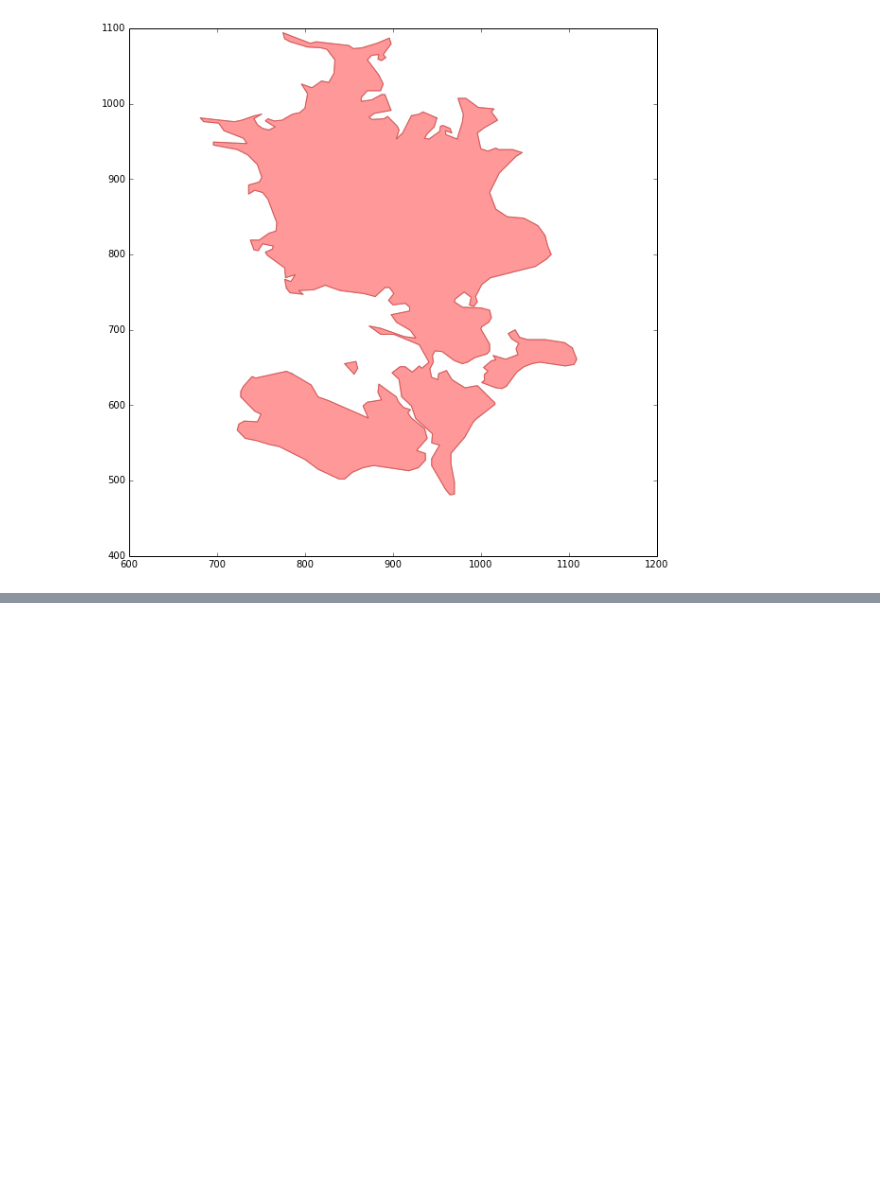
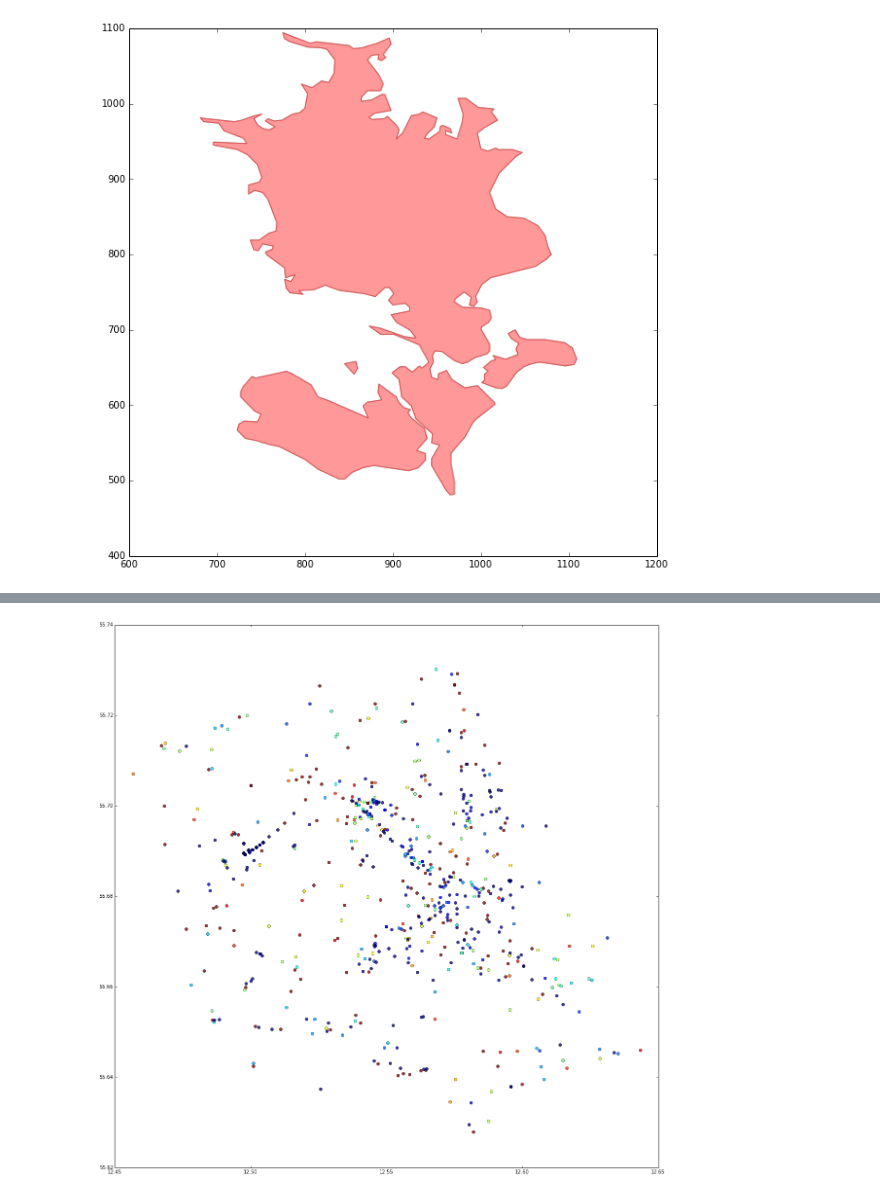
Before and after one commit to giulioungaretti/opendatahacklab2014, a Jupyter notebook: GPA.ipynb, the cells around one changed output, grey strips where cells are left out. Cells and saved outputs as stored; diff of their text form; code cells hidden in the pictures; blank space fills up the shorter version.

```diff
--- a/GPA.ipynb
+++ b/GPA.ipynb
@@ -141,0 +152,13 @@ WARNING:shapely.geos:Self-intersection at or near point 1 0.5
+# %%
+figure(figsize=(20,20))
+ax = subplot(111)
+Blues = plt.get_cmap('Blues')
+for m in arange(0,len(coords)):
+    coord = coords[m]
+    if aadt_koretojer[m] is not None:
+        intensity = aadt_koretojer[m]/mean(aadt_koretojer[aadt_koretojer>0])
+    else:
+        intensity = 0
+    ax.plot(coord[0], coord[1], 'o',color=jet(intensity), alpha=0.8)
+# %% [output]
+[figure, added]
```
Also changed, not shown: parts of 4 cells of this notebook.
